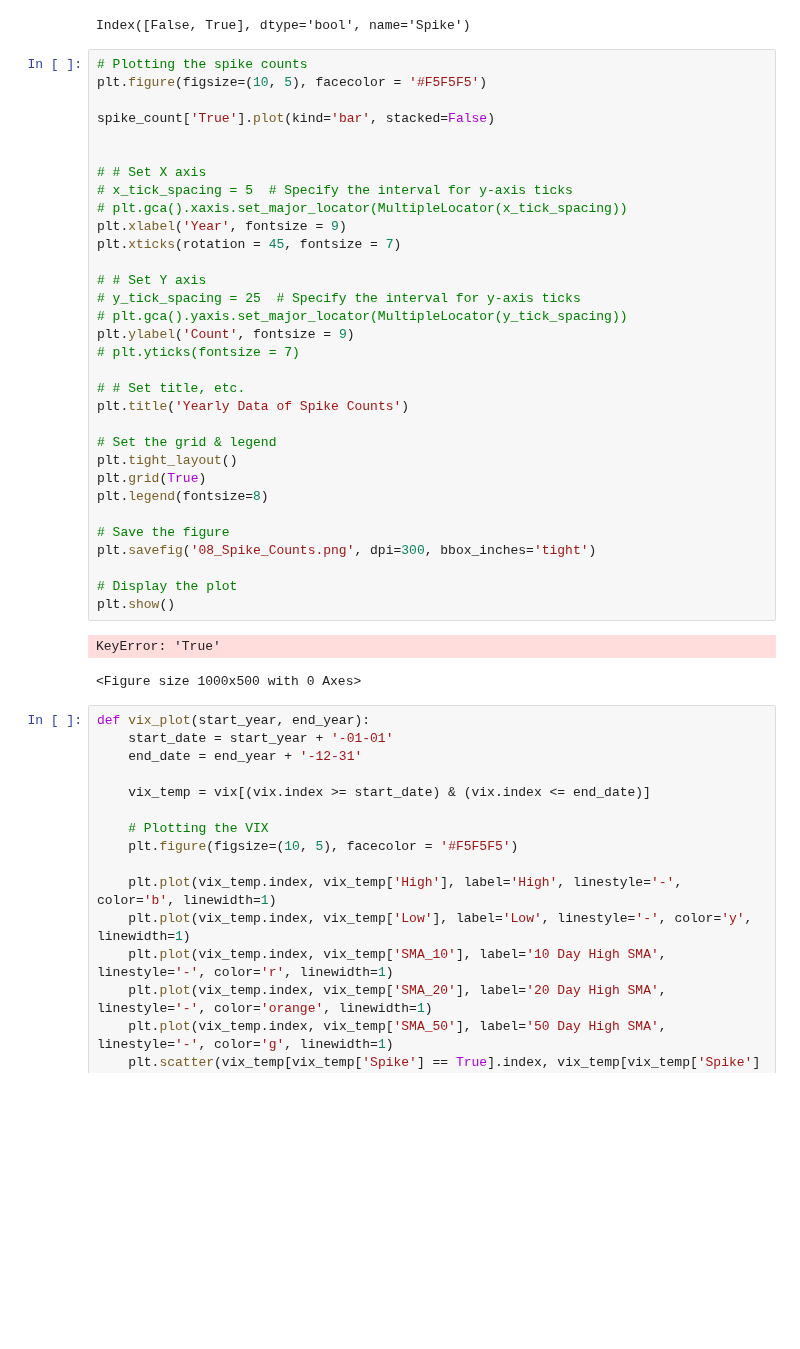
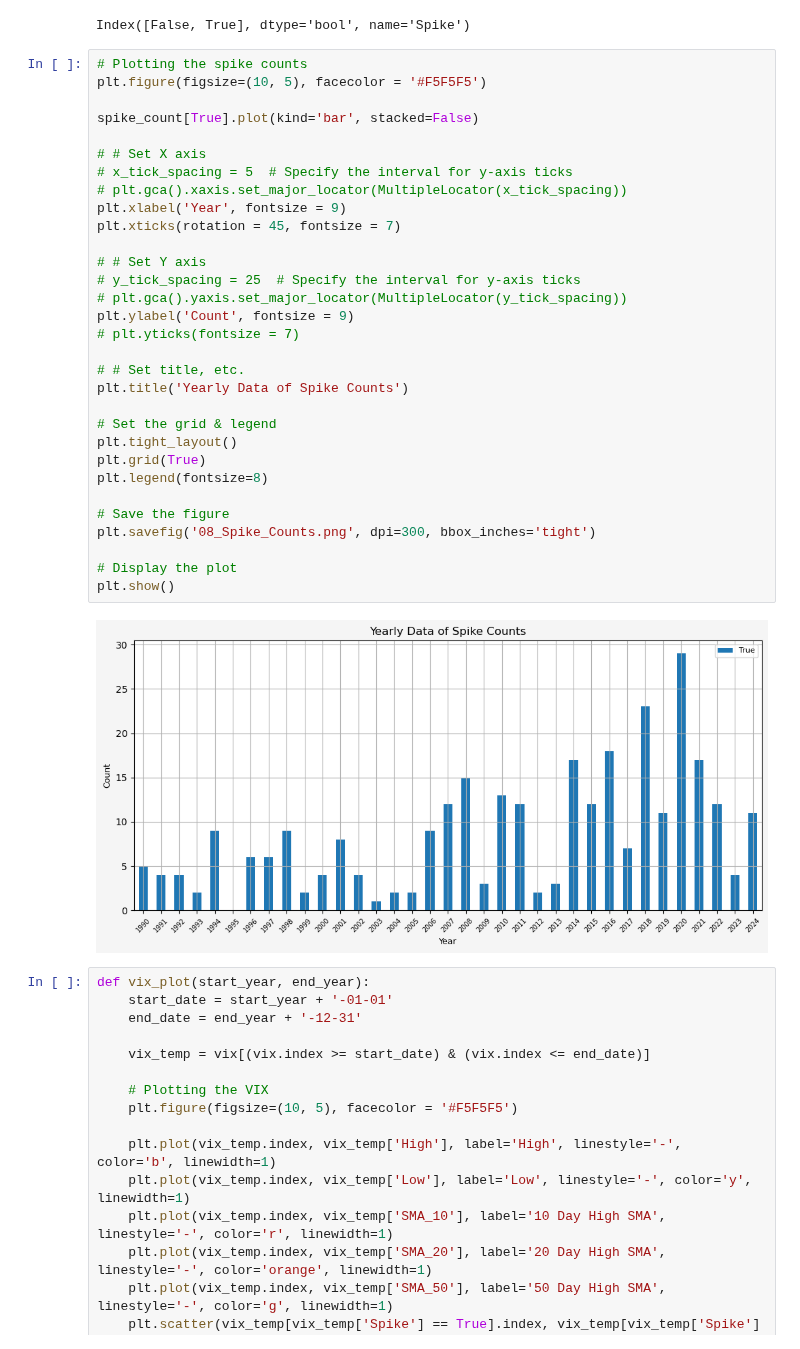
Before and after one commit to jaredszajkowski/jaredszajkowski.github.io, a Jupyter notebook: content/post/investigating-a-vix-trading-signal/Investigating_Vix_Levels_And_Returns.ipynb, the cells around one changed output. Drawn from its saved outputs; the diff is of its cells as text; blank space fills up the shorter version.

```diff
--- a/content/post/investigating-a-vix-trading-signal/Investigating_Vix_Levels_And_Returns.ipynb
+++ b/content/post/investigating-a-vix-trading-signal/Investigating_Vix_Levels_And_Returns.ipynb
@@ -364,37 +404,35 @@ Index([False, True], dtype='bool', name='Spike')
 # Plotting the spike counts
 plt.figure(figsize=(10, 5), facecolor = '#F5F5F5')
 
-spike_count['True'].plot(kind='bar', stacked=False)
-
+spike_count[True].plot(kind='bar', stacked=False)
 
 # # Set X axis
 # x_tick_spacing = 5  # Specify the interval for y-axis ticks
 # plt.gca().xaxis.set_major_locator(MultipleLocator(x_tick_spacing))
 plt.xlabel('Year', fontsize = 9)
 plt.xticks(rotation = 45, fontsize = 7)
 
 # # Set Y axis
 # y_tick_spacing = 25  # Specify the interval for y-axis ticks
 # plt.gca().yaxis.set_major_locator(MultipleLocator(y_tick_spacing))
 plt.ylabel('Count', fontsize = 9)
 # plt.yticks(fontsize = 7)
 
 # # Set title, etc.
 plt.title('Yearly Data of Spike Counts')
 
 # Set the grid & legend
 plt.tight_layout()
 plt.grid(True)
 plt.legend(fontsize=8)
 
 # Save the figure
 plt.savefig('08_Spike_Counts.png', dpi=300, bbox_inches='tight')
 
 # Display the plot
 plt.show()
 # %% [output]
-KeyError: 'True'
-<Figure size 1000x500 with 0 Axes>
+[figure, added]
 # %%
 def vix_plot(start_year, end_year):
     start_date = start_year + '-01-01'
```
Also changed, not shown: parts of 10 cells of this notebook, 7 other files.
